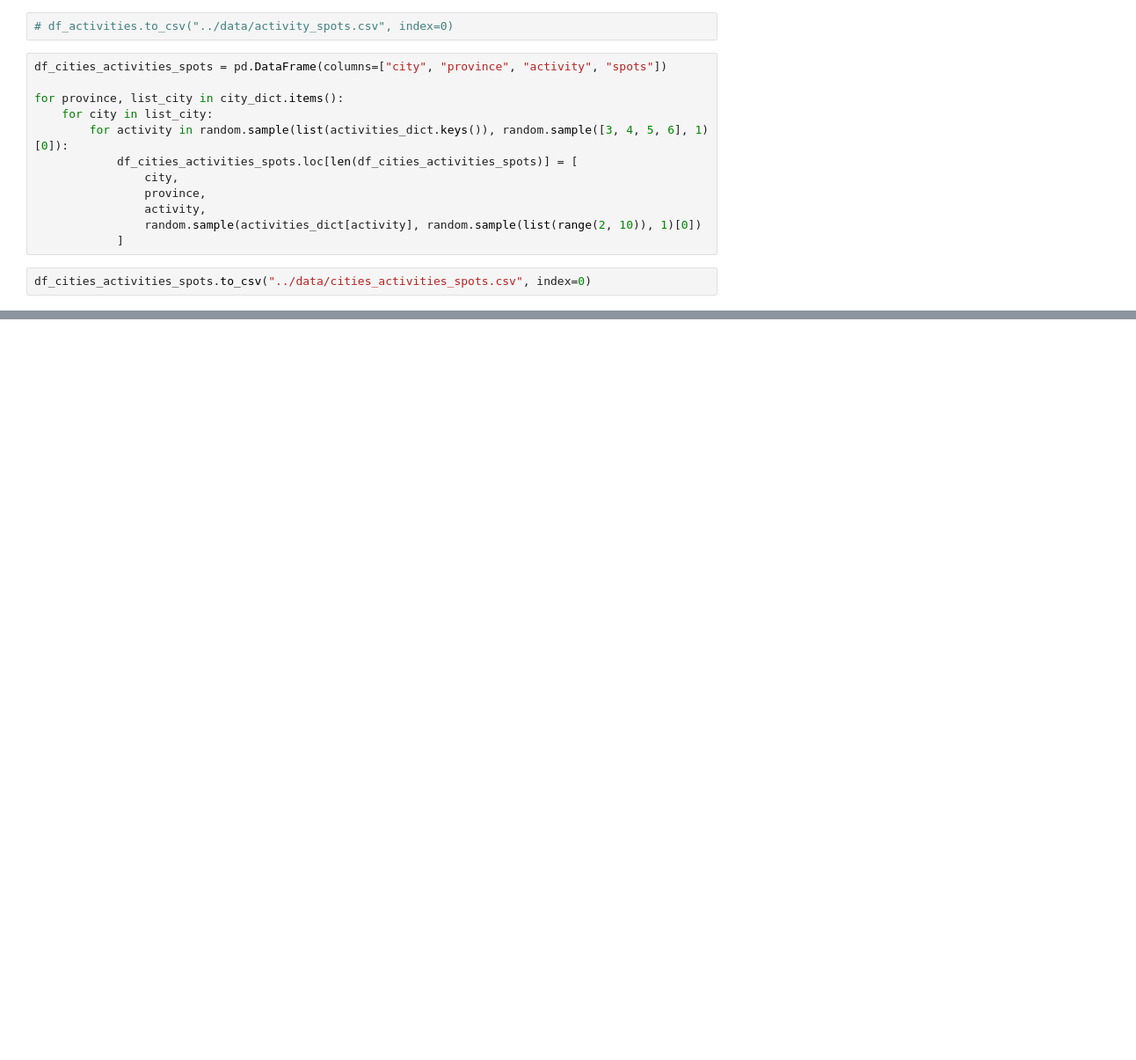
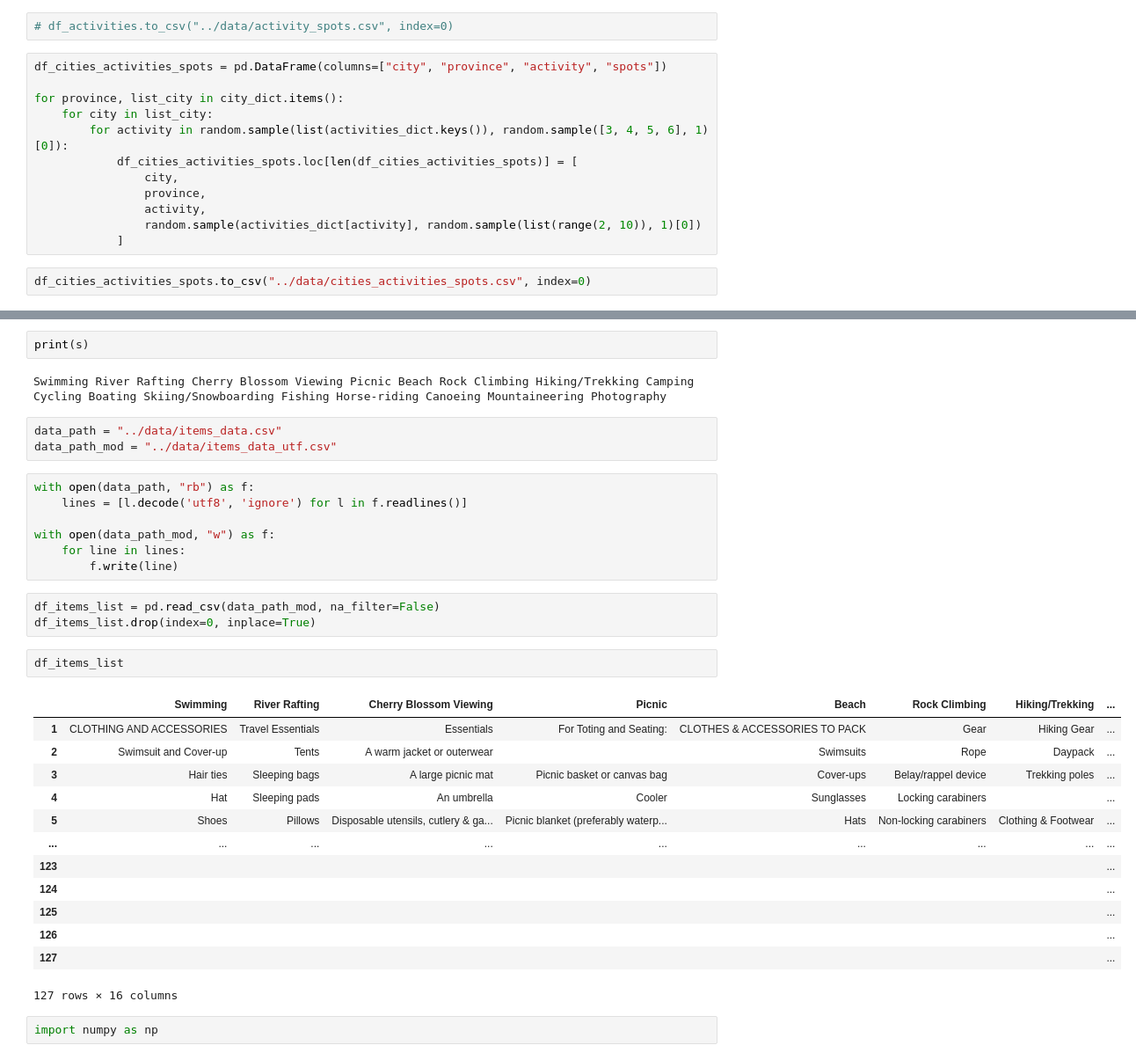
Before and after one commit to jamilat/last-minute-travel, a Jupyter notebook: notebooks/data_prep.ipynb, the cells around one changed output, grey strips where cells are left out. Shown at 88% size. Cells and saved outputs as stored; diff of their text form; blank space fills up the shorter version.

Commit message:
Add Final Data

```diff
--- a/notebooks/data_prep.ipynb
+++ b/notebooks/data_prep.ipynb
@@ -677,0 +699,35 @@ df_cities_activities_spots.to_csv("../data/cities_activities_spots.csv", index=0
+# %%
+print(s)
+# %% [output]
+Swimming River Rafting Cherry Blossom Viewing Picnic Beach Rock Climbing Hiking/Trekking Camping Cycling Boating Skiing/Snowboarding Fishing Horse-riding Canoeing Mountaineering Photography
+# %%
+data_path = "../data/items_data.csv"
+data_path_mod = "../data/items_data_utf.csv"
+# %%
+with open(data_path, "rb") as f:
+    lines = [l.decode('utf8', 'ignore') for l in f.readlines()]
+
+with open(data_path_mod, "w") as f:
+    for line in lines:
+        f.write(line)
+# %%
+df_items_list = pd.read_csv(data_path_mod, na_filter=False)
+df_items_list.drop(index=0, inplace=True)
+# %%
+df_items_list
+# %% [output]
+|  | Swimming | River Rafting | Cherry Blossom Viewing | Picnic | Beach | Rock Climbing | Hiking/Trekking | ... |
+| 1 | CLOTHING AND ACCESSORIES | Travel Essentials | Essentials | For Toting and Seating: | CLOTHES & ACCESSORIES TO PACK | Gear | Hiking Gear | ... |
+| 2 | Swimsuit and Cover-up | Tents | A warm jacket or outerwear |  | Swimsuits | Rope | Daypack | ... |
+| 3 | Hair ties | Sleeping bags | A large picnic mat | Picnic basket or canvas bag | Cover-ups | Belay/rappel device | Trekking poles | ... |
+| 4 | Hat | Sleeping pads | An umbrella | Cooler | Sunglasses | Locking carabiners |  | ... |
+| 5 | Shoes | Pillows | Disposable utensils, cutlery & ga... | Picnic blanket (preferably waterp... | Hats | Non-locking carabiners | Clothing & Footwear | ... |
+| ... | ... | ... | ... | ... | ... | ... | ... | ... |
+| 123 |  |  |  |  |  |  |  | ... |
+| 124 |  |  |  |  |  |  |  | ... |
+| 125 |  |  |  |  |  |  |  | ... |
+| 126 |  |  |  |  |  |  |  | ... |
+| 127 |  |  |  |  |  |  |  | ... |
+127 rows × 16 columns
+# %%
+import numpy as np
```
Also changed, not shown: parts of 6 cells of this notebook, 3 other files.
